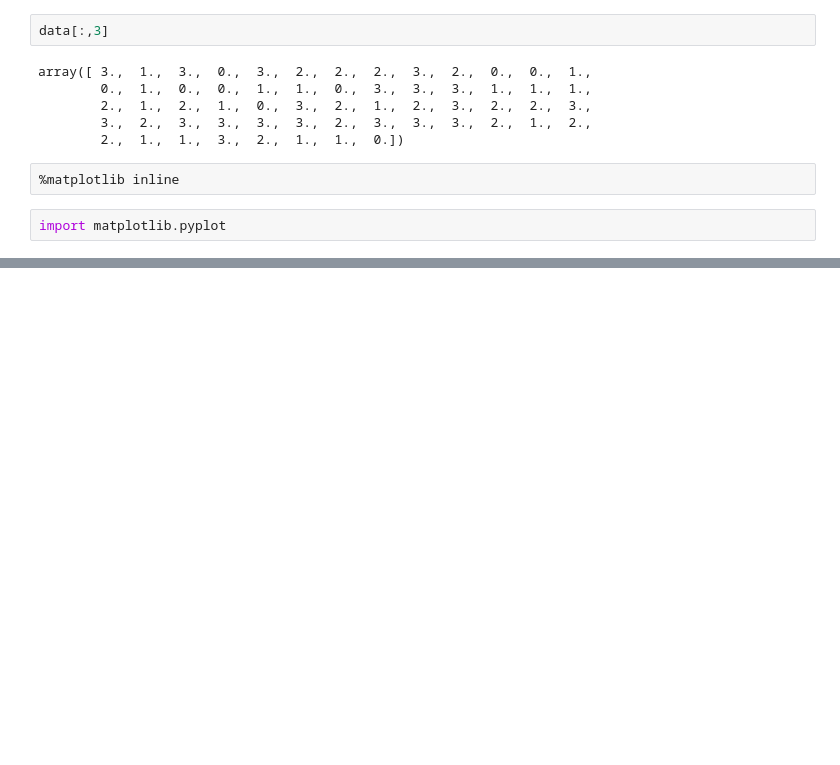
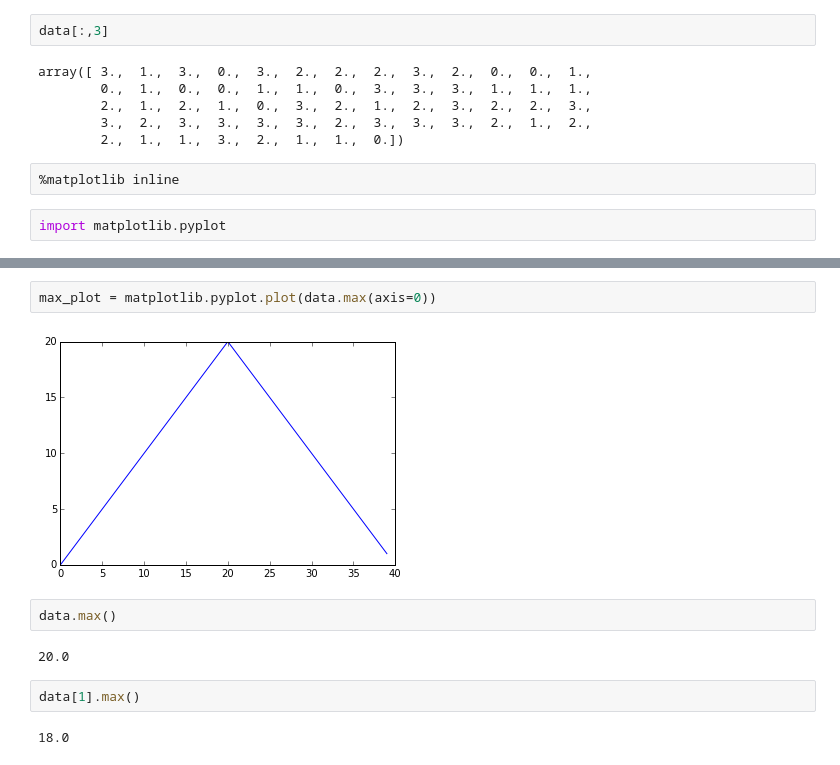
Before and after one commit to rdtarvin/swc_UCSF_python, a Jupyter notebook: RDT_notebook.ipynb, the cells around one changed output, grey strips where cells are left out. Saved outputs shown, nothing was run; the diff lists cells and outputs as text; blank space fills up the shorter version.

```diff
--- a/RDT_notebook.ipynb
+++ b/RDT_notebook.ipynb
@@ -258,0 +316,12 @@ import matplotlib.pyplot
+# %%
+max_plot = matplotlib.pyplot.plot(data.max(axis=0))
+# %% [output]
+[figure, added]
+# %%
+data.max()
+# %% [output]
+20.0
+# %%
+data[1].max()
+# %% [output]
+18.0
```
Also changed, not shown: parts of 9 cells of this notebook.
